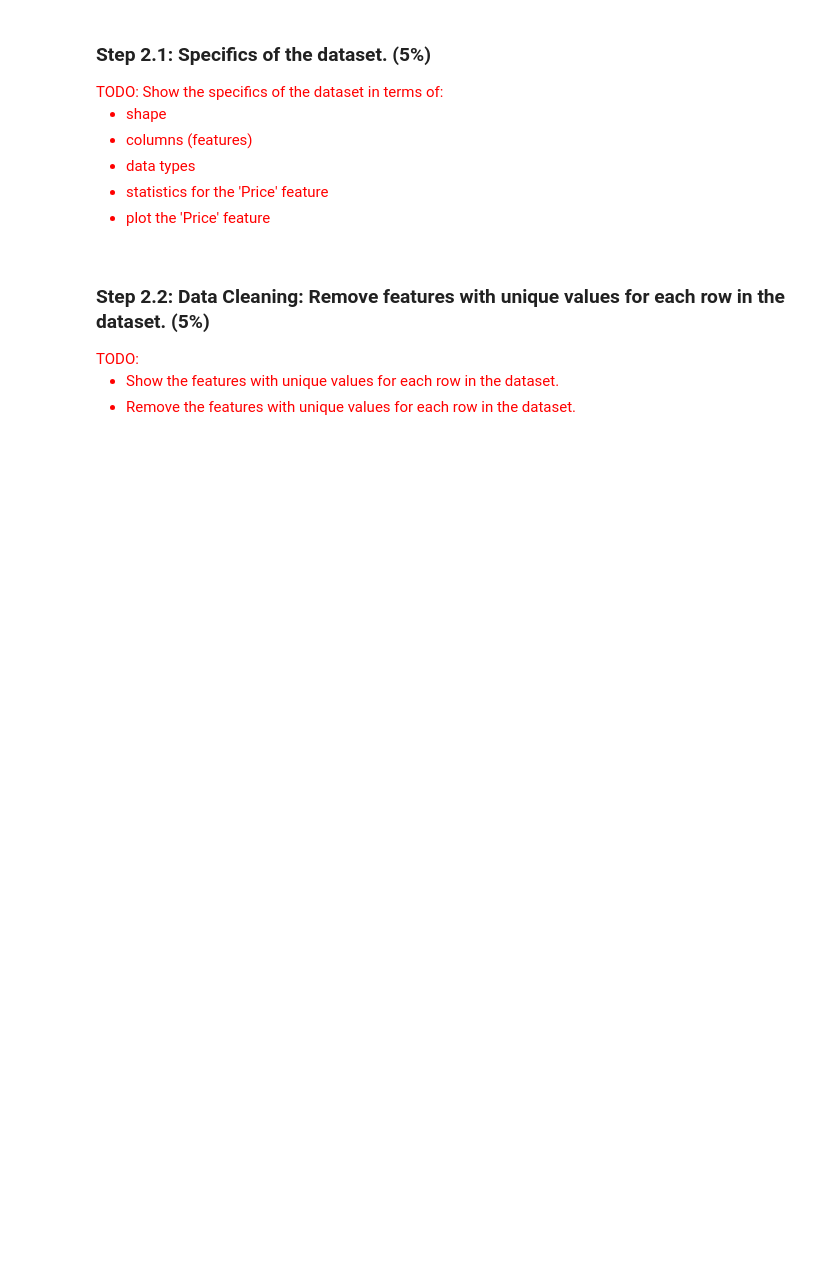
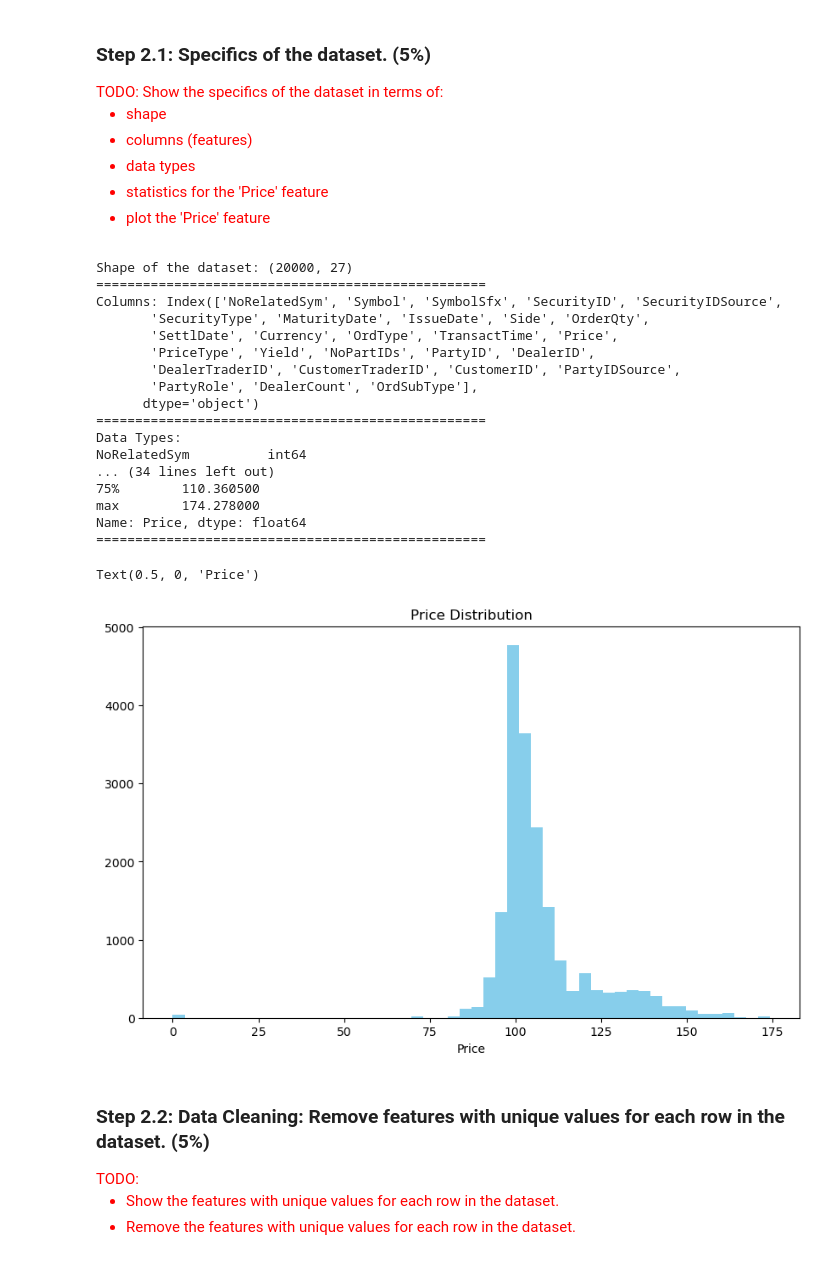
Before and after one commit to BuiHoangTu/ul.cs6462-probalistic-ai, a Jupyter notebook: Assignment_2_24005665.ipynb, the cells around one changed output. Cells and saved outputs as stored; diff of their text form; code cells hidden in the pictures; blank space fills up the shorter version.

```diff
--- a/Assignment_2_24005665.ipynb
+++ b/Assignment_2_24005665.ipynb
@@ -292,6 +304,44 @@ df.head(10)
     <li>plot the 'Price' feature</li>
     </ul>
 </span>
+# %%
+import matplotlib.pyplot as plt
+
+
+print(f"Shape of the dataset: {df.shape}")
+print("="*50)
+print(f"Columns: {df.columns}")
+print("=" * 50)
+print(f"Data Types: \n{df.dtypes}")
+print("=" * 50)
+print(f"Statistics for Price: {df['Price'].describe()}")
+print("=" * 50)
+
+# plot price
+plt.figure(figsize=(10, 6))
+plt.hist(df["Price"], bins=50, color="skyblue")
+plt.title("Price Distribution")
+plt.xlabel("Price")
+# %% [output]
+Shape of the dataset: (20000, 27)
+==================================================
+Columns: Index(['NoRelatedSym', 'Symbol', 'SymbolSfx', 'SecurityID', 'SecurityIDSource',
+       'SecurityType', 'MaturityDate', 'IssueDate', 'Side', 'OrderQty',
+       'SettlDate', 'Currency', 'OrdType', 'TransactTime', 'Price',
+       'PriceType', 'Yield', 'NoPartIDs', 'PartyID', 'DealerID',
+       'DealerTraderID', 'CustomerTraderID', 'CustomerID', 'PartyIDSource',
+       'PartyRole', 'DealerCount', 'OrdSubType'],
+      dtype='object')
+==================================================
+Data Types:
+NoRelatedSym          int64
+... (34 lines left out)
+75%        110.360500
+max        174.278000
+Name: Price, dtype: float64
+==================================================
+Text(0.5, 0, 'Price')
+[figure, added]
 # %% [markdown]
 ### Step 2.2: Data Cleaning: Remove features with unique values for each row in the dataset. (5%)
 <span style="color:red">
```
Also changed, not shown: parts of 14 cells of this notebook.
